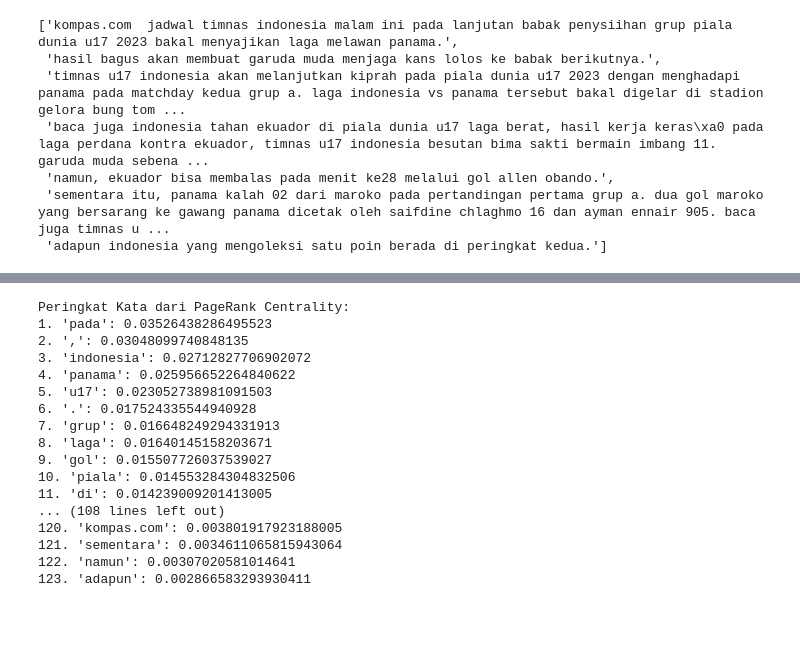
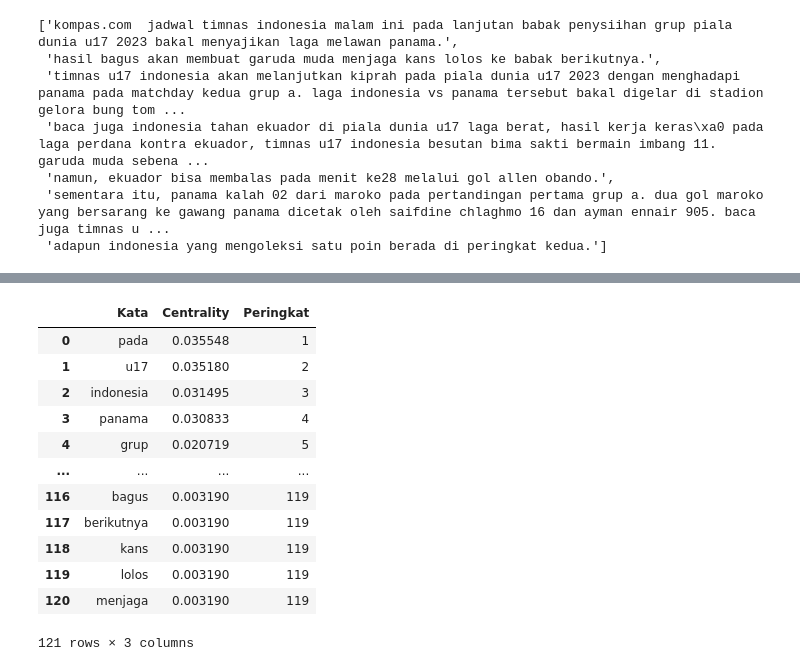
Before and after one commit to AliGhufron-28/ppw, a Jupyter notebook: _sources/notebooks5.ipynb, the cells around one changed output, grey strips where cells are left out. Cells and saved outputs as stored; diff of their text form; code cells hidden in the pictures; blank space fills up the shorter version.

```diff
--- a/_sources/notebooks5.ipynb
+++ b/_sources/notebooks5.ipynb
@@ -204,8 +228,2 @@ print(a)
 
 [350 rows x 3 columns]
-# %%
-import networkx as nx
-G = nx.from_pandas_edgelist(a,  edge_attr=True)
-
-centrality = nx.pagerank(G)
-centrality
@@ -235,0 +267,22 @@ graf
+# %%
+def text_rank_summarization(x, k=4, index=1, threshold=0.11, show_scores=False):
+    G = graph_co_occurrence(x, threshold)
+
+    # Menghitung nilai dari PageRank (TextRank)
+    scores = nx.pagerank(G)
+
+    # Menyusun Kalimat berdasarkan nilai TextRank Scores tertinggi
+    ranked_sentences = sorted(((sum(scores.get(word, 0) for word in kalimat.split()), kalimat) for kalimat in x), reverse=True)
+
+    if show_scores:
+      print(f"TextRank Scores Dokumen Ke - {index} : {scores}")
+      # Menampilkan hasil peringkatan kalimat
+      for skor, kalimat in ranked_sentences:
+          print(f"Skor: {skor}, Kalimat: {kalimat}")
+
+    summary_sentences = [s for _, s in ranked_sentences[:k]]
+
+    return (' '.join(summary_sentences), G)
+# %%
+# Nilai Closeness
+summary, G = text_rank_summarization(data["tokenizing"].iloc[:1][0], k = 3, show_scores=True, threshold=0)
@@ -258,31 +345,28 @@ closeness_centrality
 # %%
 # Mengurutkan peringkat kata-kata berdasarkan centrality
 sorted_centrality = sorted(centrality.items(), key=lambda x: x[1], reverse=True)
 
-a = 0
+# Buat dataframe dari hasil peringkat
+df = pd.DataFrame(sorted_centrality, columns=['Kata', 'Centrality'])
 
-print("Peringkat Kata dari PageRank Centrality:")
-for word, rank in sorted_centrality:
-    a+=1
-    print(f"{a}. '{word}': {rank}")
+# Tambahkan kolom peringkat
+df['Peringkat'] = df['Centrality'].rank(ascending=False).astype(int)
+
+df
 # %% [output]
+|  | Kata | Centrality | Peringkat |
+| 0 | pada | 0.035548 | 1 |
+| 1 | u17 | 0.035180 | 2 |
+| 2 | indonesia | 0.031495 | 3 |
+| 3 | panama | 0.030833 | 4 |
+| 4 | grup | 0.020719 | 5 |
+| ... | ... | ... | ... |
+| 116 | bagus | 0.003190 | 119 |
+| 117 | berikutnya | 0.003190 | 119 |
+| 118 | kans | 0.003190 | 119 |
+| 119 | lolos | 0.003190 | 119 |
+| 120 | menjaga | 0.003190 | 119 |
-Peringkat Kata dari PageRank Centrality:
-1. 'pada': 0.03526438286495523
-2. ',': 0.03048099740848135
-3. 'indonesia': 0.02712827706902072
-4. 'panama': 0.025956652264840622
-5. 'u17': 0.023052738981091503
-6. '.': 0.017524335544940928
-7. 'grup': 0.016648249294331913
-8. 'laga': 0.01640145158203671
-9. 'gol': 0.015507726037539027
-10. 'piala': 0.014553284304832506
-11. 'di': 0.014239009201413005
-... (108 lines left out)
-120. 'kompas.com': 0.003801917923188005
-121. 'sementara': 0.0034611065815943064
-122. 'namun': 0.00307020581014641
-123. 'adapun': 0.002866583293930411
+121 rows × 3 columns
 # %%
 # Mengambil lima kata teratas
 top_5_words = sorted_centrality[:5]
```
Also changed, not shown: parts of 37 cells of this notebook, 3 other files.
